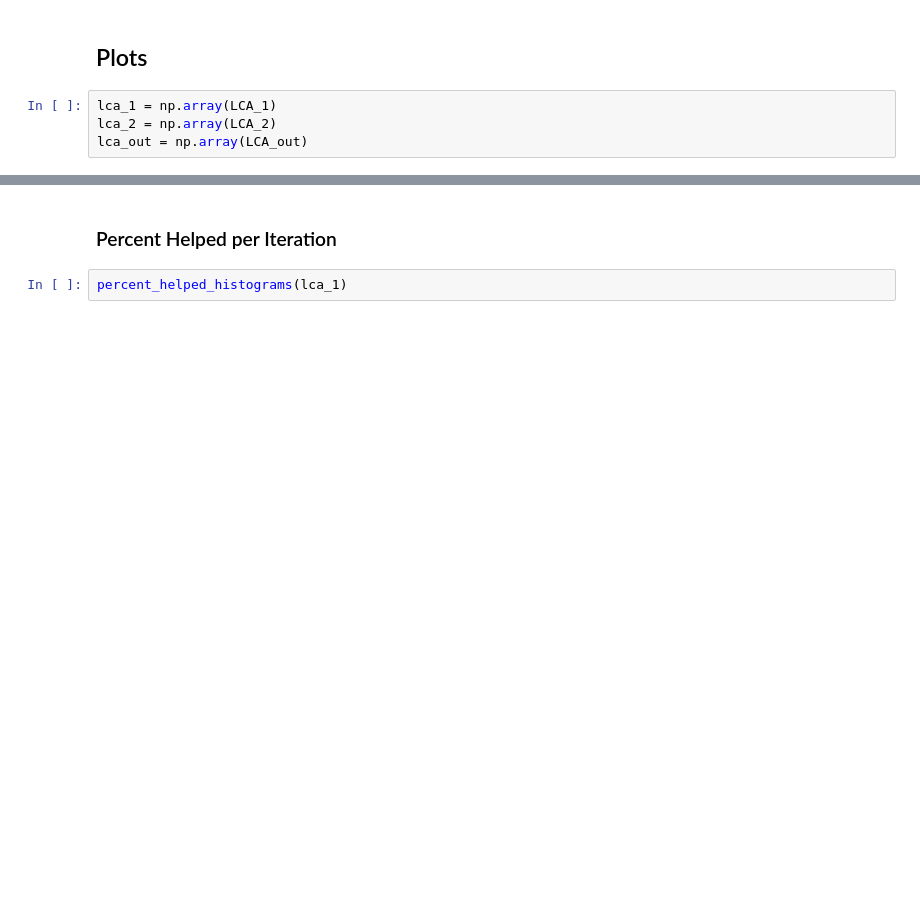
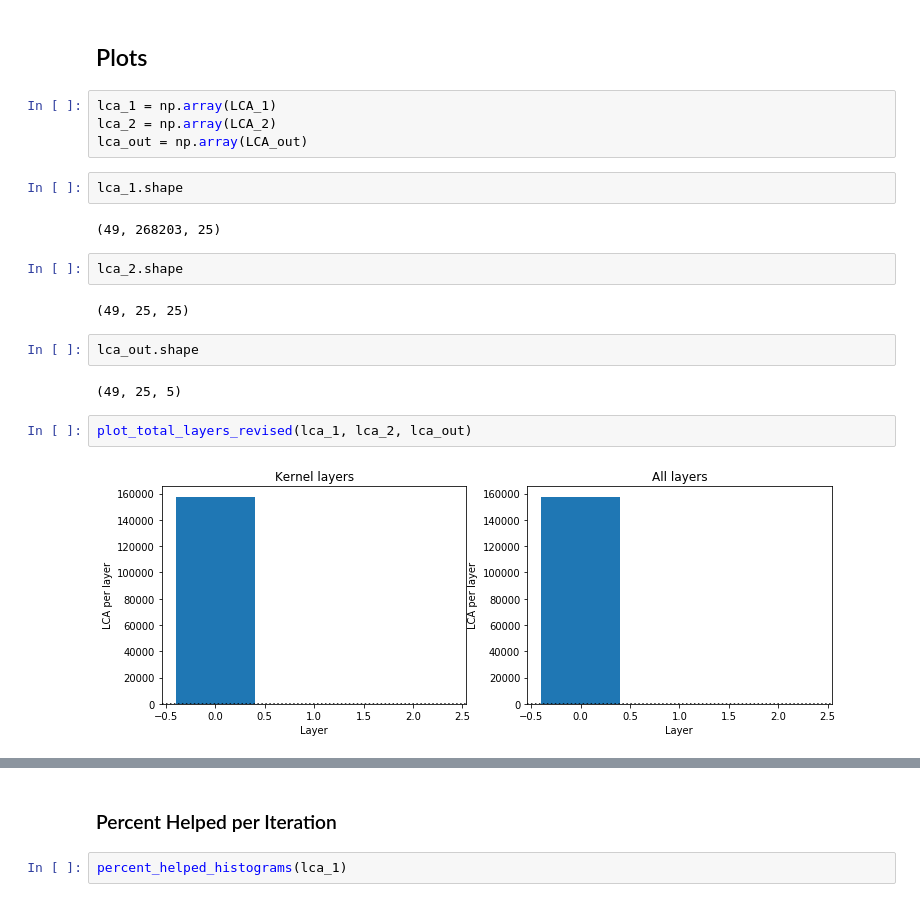
Before and after one commit to drwitt/BME_590_Tensorflow_Deep_Learning, a Jupyter notebook: DR_LCA_application_version.ipynb, the cells around one changed output, grey strips where cells are left out. Drawn from its saved outputs; the diff is of its cells as text; blank space fills up the shorter version.

```diff
--- a/DR_LCA_application_version.ipynb
+++ b/DR_LCA_application_version.ipynb
@@ -582,3 +633,19 @@ def plot_trajectories_per_layer(helped, shapes, names, plot_dest=None):
 lca_1 = np.array(LCA_1)
 lca_2 = np.array(LCA_2)
 lca_out = np.array(LCA_out)
+# %%
+lca_1.shape
+# %% [output]
+(49, 268203, 25)
+# %%
+lca_2.shape
+# %% [output]
+(49, 25, 25)
+# %%
+lca_out.shape
+# %% [output]
+(49, 25, 5)
+# %%
+plot_total_layers_revised(lca_1, lca_2, lca_out)
+# %% [output]
+[figure, added]
```
Also changed, not shown: parts of 17 cells of this notebook.
